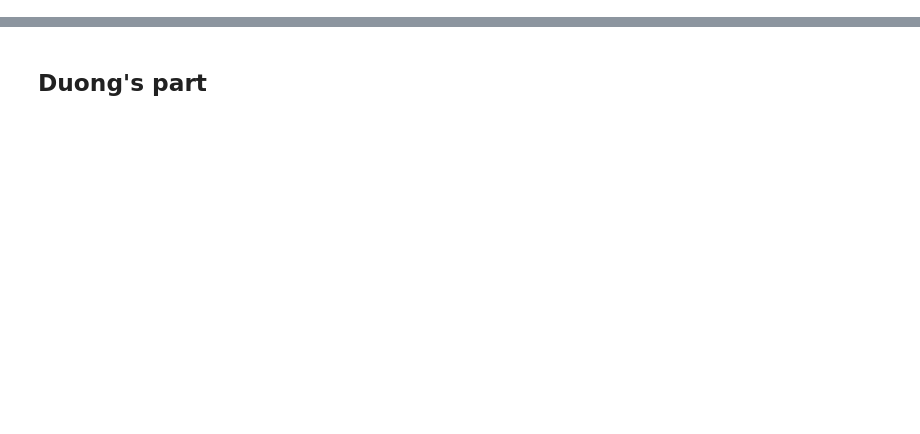
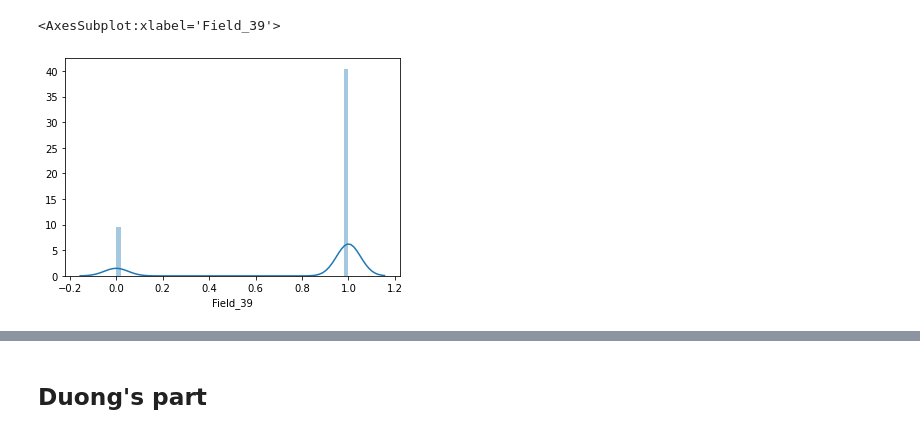
Before and after one commit to VincentChungHeiPoon/CreditScoreChallenge, a Jupyter notebook: Duong.ipynb, the cells around one changed output, grey strips where cells are left out. Drawn from its saved outputs; the diff is of its cells as text; code cells hidden in the pictures; blank space fills up the shorter version.

```diff
--- a/Duong.ipynb
+++ b/Duong.ipynb
@@ -45,0 +75,10 @@ test_set= test_set.drop(drop_cols, axis= 1)
+# %%
+train_set.Field_39 = np.where((train_set.Field_39 == 'DN') | (train_set.Field_39 == 'GD'), \
+                              'nan', train_set.Field_39)
+# %%
+train_set.Field_39 = train_set.Field_39.astype(float)
+# %%
+sns.distplot(train_set.Field_39)
+# %% [output]
+<AxesSubplot:xlabel='Field_39'>
+[figure, added]
```
Also changed, not shown: parts of 364 cells of this notebook, 14 other files.
